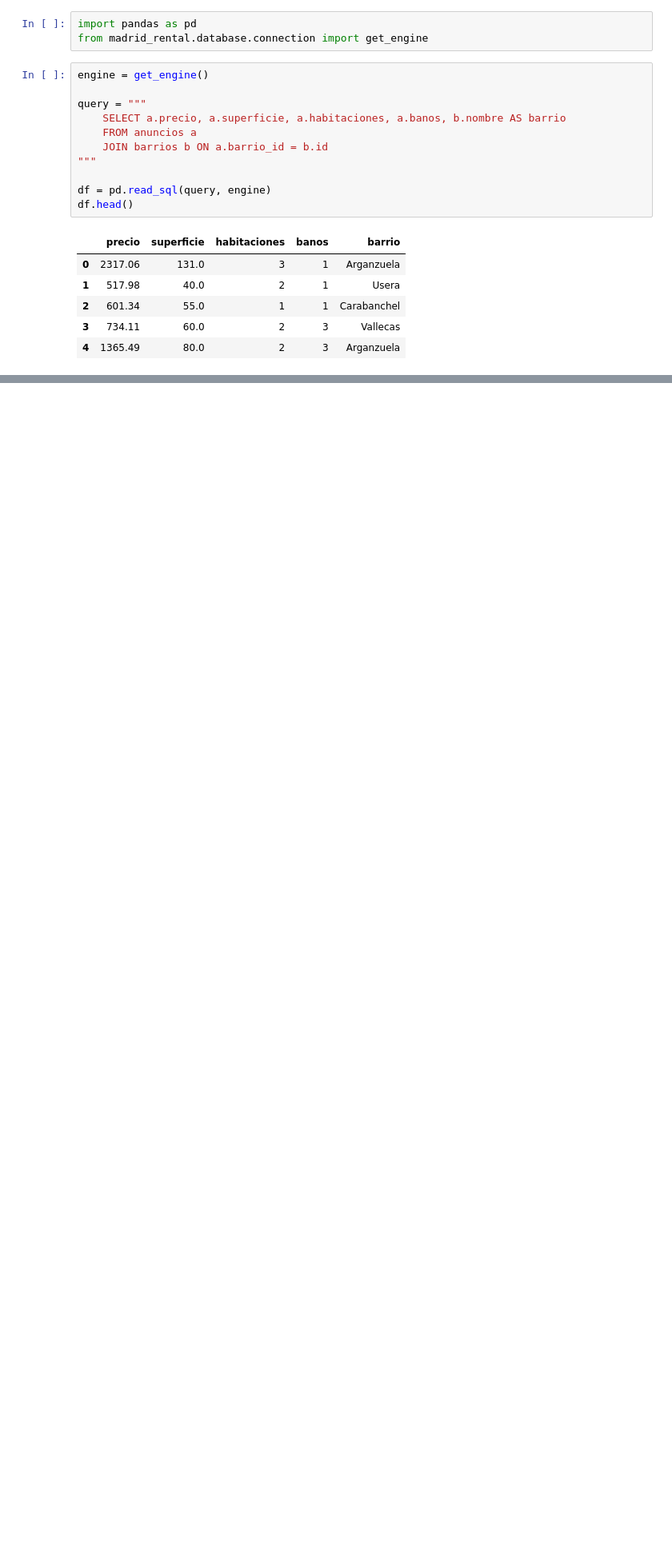
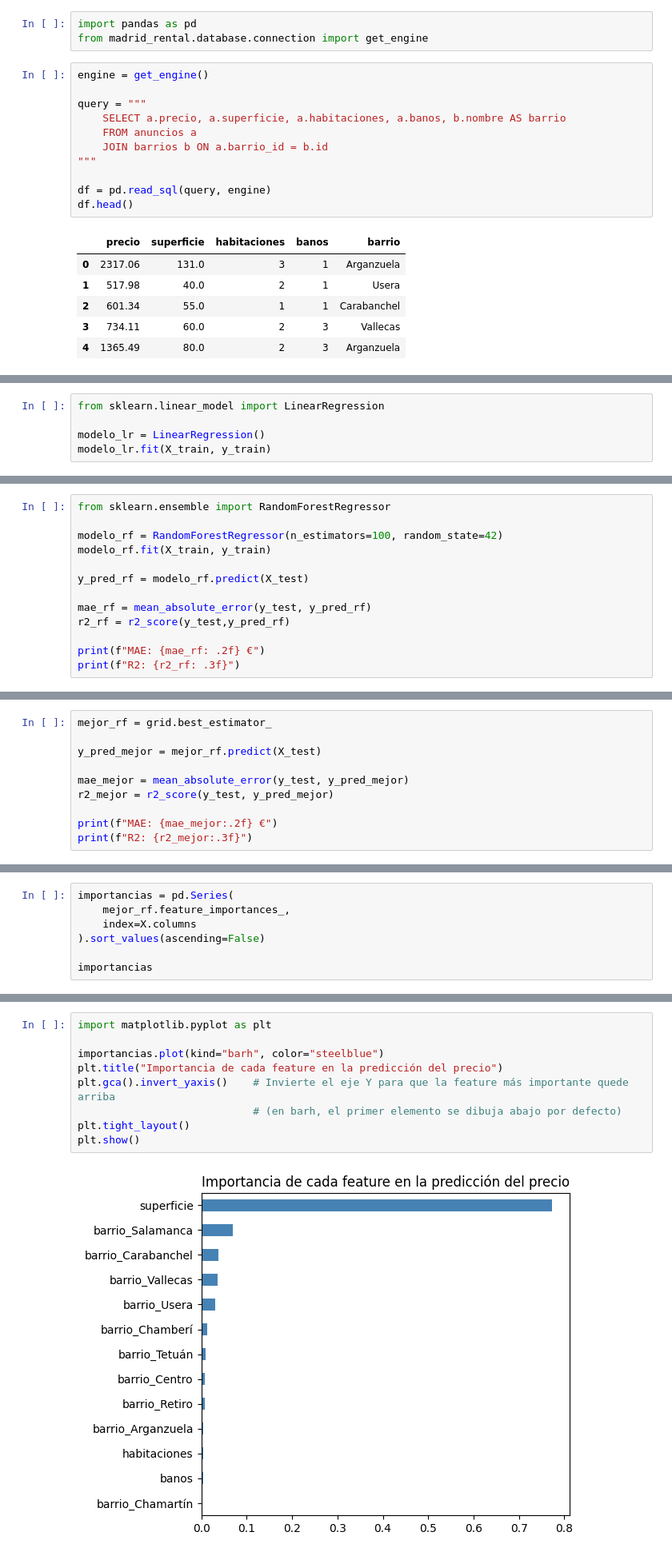
Before and after one commit to yanjunchenye/madrid_rental_analysis, a Jupyter notebook: notebooks/modelo.ipynb, the cells around one changed output, grey strips where cells are left out. Shown at 80% size. Cells and saved outputs as stored; diff of their text form; blank space fills up the shorter version.

Commit message:
modelo predictivo

```diff
--- a/notebooks/modelo.ipynb
+++ b/notebooks/modelo.ipynb
@@ -31,0 +65,5 @@ df_modelo.head()
+# %%
+from sklearn.linear_model import LinearRegression
+
+modelo_lr = LinearRegression()
+modelo_lr.fit(X_train, y_train)
@@ -31,0 +85,13 @@ df_modelo.head()
+# %%
+from sklearn.ensemble import RandomForestRegressor
+
+modelo_rf = RandomForestRegressor(n_estimators=100, random_state=42)
+modelo_rf.fit(X_train, y_train)
+
+y_pred_rf = modelo_rf.predict(X_test)
+
+mae_rf = mean_absolute_error(y_test, y_pred_rf)
+r2_rf = r2_score(y_test,y_pred_rf)
+
+print(f"MAE: {mae_rf: .2f} €")
+print(f"R2: {r2_rf: .3f}")
@@ -31,0 +125,10 @@ df_modelo.head()
+# %%
+mejor_rf = grid.best_estimator_
+
+y_pred_mejor = mejor_rf.predict(X_test)
+
+mae_mejor = mean_absolute_error(y_test, y_pred_mejor)
+r2_mejor = r2_score(y_test, y_pred_mejor)
+
+print(f"MAE: {mae_mejor:.2f} €")
+print(f"R2: {r2_mejor:.3f}")
@@ -31,0 +138,7 @@ df_modelo.head()
+# %%
+importancias = pd.Series(
+    mejor_rf.feature_importances_,
+    index=X.columns
+).sort_values(ascending=False)
+
+importancias
@@ -31,0 +160,11 @@ df_modelo.head()
+# %%
+import matplotlib.pyplot as plt
+
+importancias.plot(kind="barh", color="steelblue")
+plt.title("Importancia de cada feature en la predicción del precio")
+plt.gca().invert_yaxis()    # Invierte el eje Y para que la feature más importante quede arriba
+                            # (en barh, el primer elemento se dibuja abajo por defecto)
+plt.tight_layout()
+plt.show()
+# %% [output]
+[figure, added]
```
Also changed, not shown: parts of 11 cells of this notebook.
